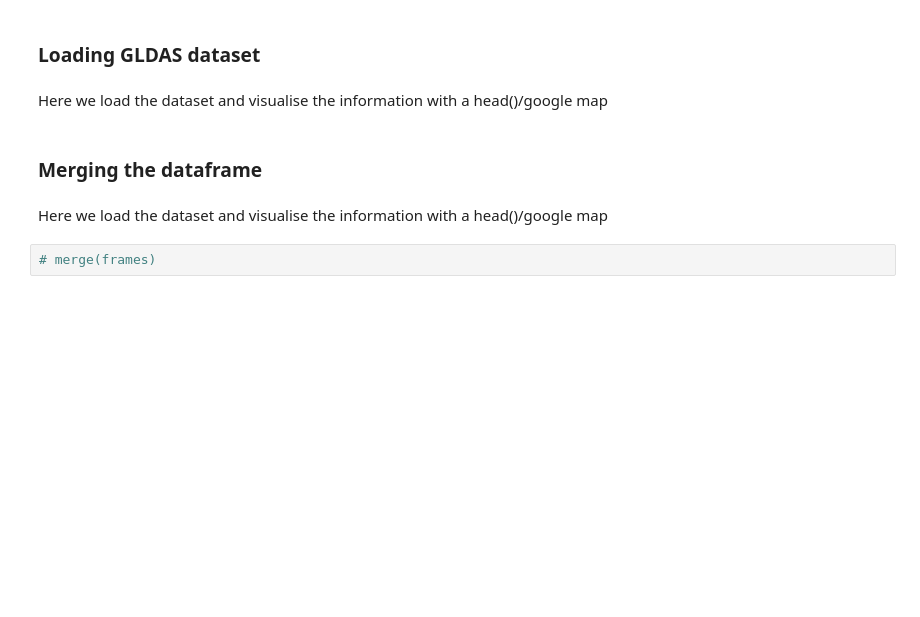
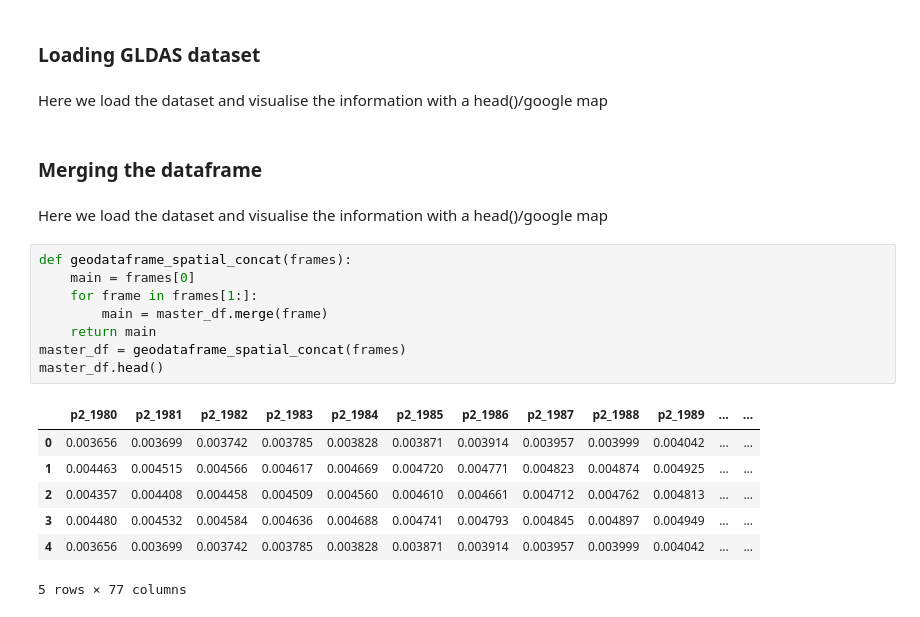
Before and after one commit to liliskov/Modern-Data-Analytics, a Jupyter notebook: Water Security.ipynb, the cells around one changed output. Saved outputs shown, nothing was run; the diff lists cells and outputs as text; blank space fills up the shorter version.

```diff
--- a/Water Security.ipynb
+++ b/Water Security.ipynb
@@ -108,5 +108,19 @@ Here we load the dataset and visualise the information with a head()/google map
 ### Merging the dataframe
 # %% [markdown]
 Here we load the dataset and visualise the information with a head()/google map
-# %%
-# merge(frames)
+# %%
+def geodataframe_spatial_concat(frames):
+    main = frames[0]
+    for frame in frames[1:]:
+        main = master_df.merge(frame)
+    return main
+master_df = geodataframe_spatial_concat(frames)
+master_df.head()
+# %% [output]
+|  | p2_1980 | p2_1981 | p2_1982 | p2_1983 | p2_1984 | p2_1985 | p2_1986 | p2_1987 | p2_1988 | p2_1989 | ... | ... |
+| 0 | 0.003656 | 0.003699 | 0.003742 | 0.003785 | 0.003828 | 0.003871 | 0.003914 | 0.003957 | 0.003999 | 0.004042 | ... | ... |
+| 1 | 0.004463 | 0.004515 | 0.004566 | 0.004617 | 0.004669 | 0.004720 | 0.004771 | 0.004823 | 0.004874 | 0.004925 | ... | ... |
+| 2 | 0.004357 | 0.004408 | 0.004458 | 0.004509 | 0.004560 | 0.004610 | 0.004661 | 0.004712 | 0.004762 | 0.004813 | ... | ... |
+| 3 | 0.004480 | 0.004532 | 0.004584 | 0.004636 | 0.004688 | 0.004741 | 0.004793 | 0.004845 | 0.004897 | 0.004949 | ... | ... |
+| 4 | 0.003656 | 0.003699 | 0.003742 | 0.003785 | 0.003828 | 0.003871 | 0.003914 | 0.003957 | 0.003999 | 0.004042 | ... | ... |
+5 rows × 77 columns
```
Also changed, not shown: parts of 4 cells of this notebook.
